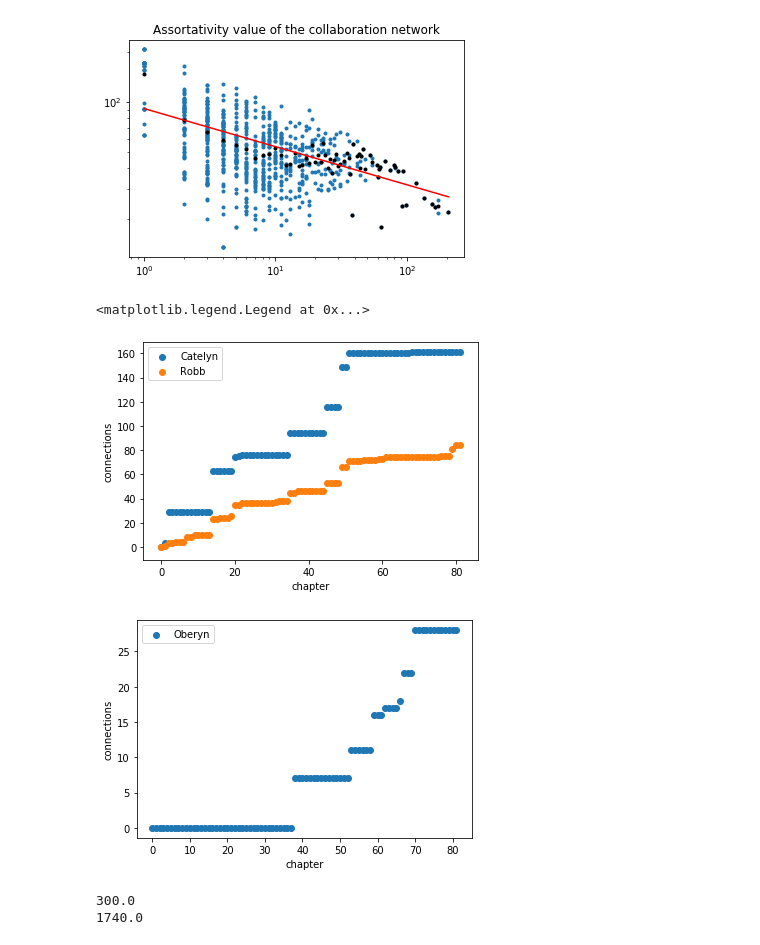
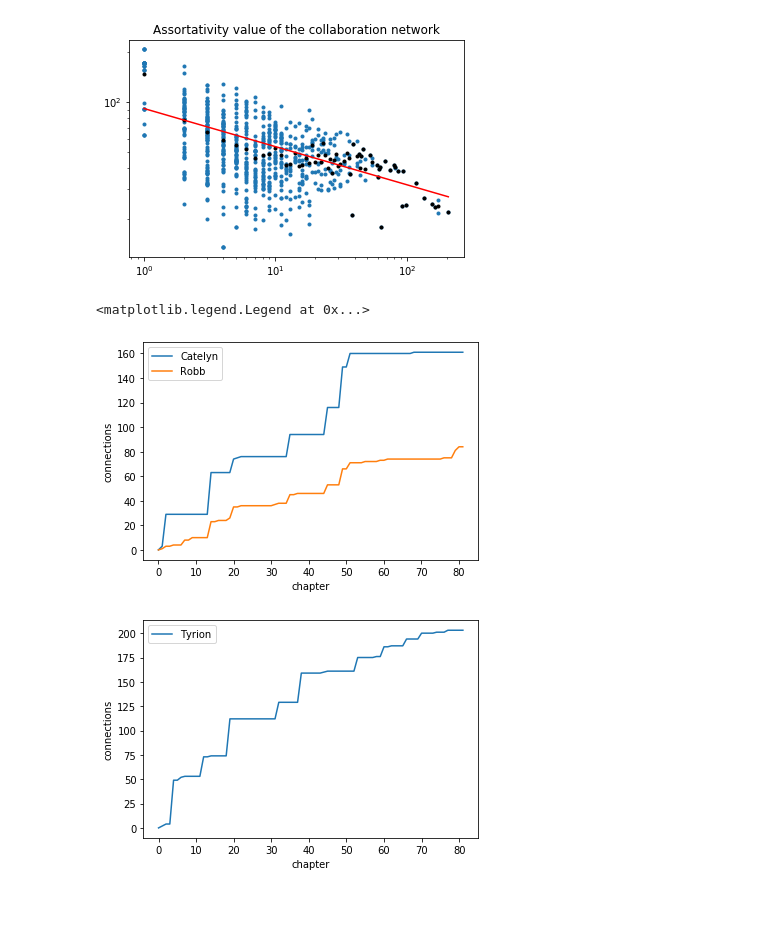
Before and after one commit to Dan8991/A-Storm-of-Nodes, a Jupyter notebook: got_network.ipynb, the cells around one changed output. Saved outputs shown, nothing was run; the diff lists cells and outputs as text; code cells hidden in the pictures; blank space fills up the shorter version.

```diff
--- a/got_network.ipynb
+++ b/got_network.ipynb
@@ -149,22 +159,17 @@ warnings.simplefilter('ignore',SparseEfficiencyWarning)
 temporal_A = sp.sparse.csr_matrix((N,N))
 a = get_temporal_distribution(temporal_A, nodes)
 # %%
-plt.scatter(np.arange(82), a[:, characters_id.index("Catelyn Stark") ,0])
-plt.scatter(np.arange(82), a[:, characters_id.index("Robb Stark") ,0])
+plt.plot(np.arange(82), a[:, characters_id.index("Catelyn Stark") ,0])
+plt.plot(np.arange(82), a[:, characters_id.index("Robb Stark") ,0])
 plt.xlabel("chapter")
 plt.ylabel("connections")
 plt.legend(["Catelyn", "Robb"])
 plt.figure()
-plt.scatter(np.arange(82), a[:, characters_id.index("Oberyn Nymeros Martell") ,0])
+plt.plot(np.arange(82), a[:, characters_id.index("Tyrion Lannister") ,0])
 plt.xlabel("chapter")
 plt.ylabel("connections")
-plt.legend(["Oberyn"])
+plt.legend(["Tyrion"])
 # %% [output]
 <matplotlib.legend.Legend at 0x...>
-[figure, old version]
+[figure, new version]
-[figure, old version]
+[figure, new version]
-# %%
-B = random_rewiring(A)
-# %% [output]
-300.0
-1740.0
```
Also changed, not shown: parts of 4 cells of this notebook, 1 other file.
